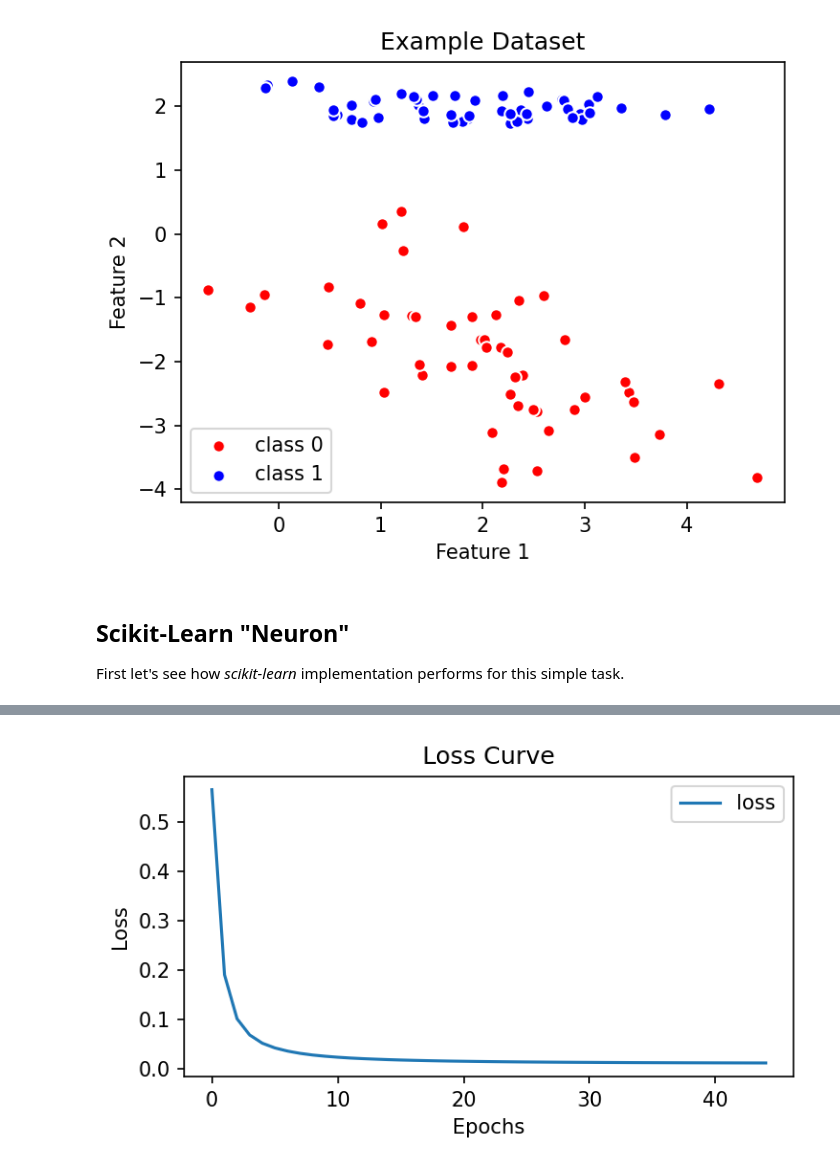
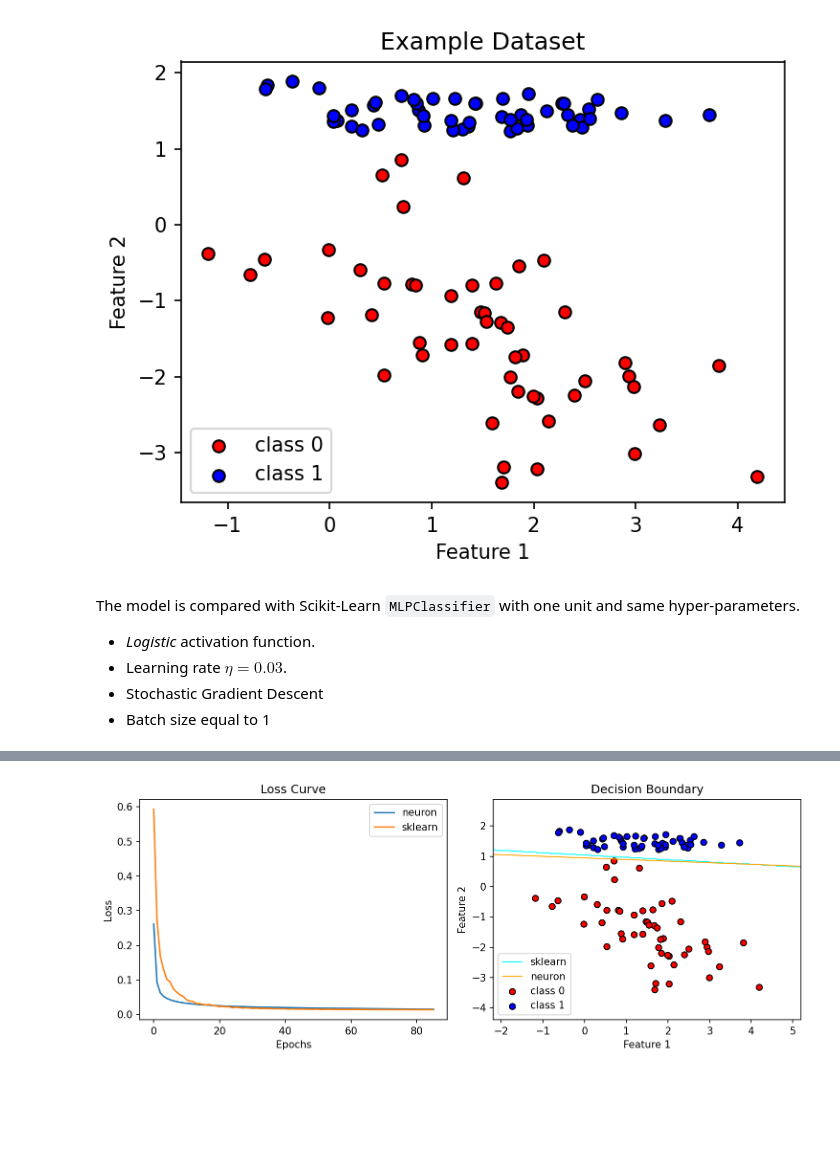
Before and after one commit to NicolaAnnu/NeuralNetwork-ML, a Jupyter notebook: notebooks/neuron.ipynb, the cells around one changed output, grey strips where cells are left out. Saved outputs shown, nothing was run; the diff lists cells and outputs as text; code cells hidden in the pictures; blank space fills up the shorter version.

Commit message:
activation functions

```diff
--- a/notebooks/neuron.ipynb
+++ b/notebooks/neuron.ipynb
@@ -18,7 +25,7 @@ X, y = [
         n_redundant=0,
         n_repeated=0,
         n_clusters_per_class=1,
-        class_sep=2,
+        class_sep=1.5,
         random_state=0,
     )
 ]
@@ -29,8 +36,8 @@ cls1 = X[y == 1].T
 plt.figure(figsize=(5, 4), dpi=150)
 plt.title("Example Dataset")
 
-plt.scatter(cls0[0], cls0[1], c="r", ec="w", label="class 0")
-plt.scatter(cls1[0], cls1[1], c="b", ec="w", label="class 1")
+plt.scatter(cls0[0], cls0[1], c="r", ec="k", label="class 0")
+plt.scatter(cls1[0], cls1[1], c="b", ec="k", label="class 1")
 
 plt.xlabel("Feature 1")
 plt.ylabel("Feature 2")
@@ -38,17 +45,37 @@ plt.legend()
 plt.tight_layout()
 plt.show()
 # %% [output]
-[figure, old version]
+[figure, new version]
 # %% [markdown]
-## Scikit-Learn "Neuron"
+The model is compared with Scikit-Learn `MLPClassifier` with one unit and same
+hyper-parameters.
 
-First let's see how _scikit-learn_ implementation performs for this simple task.
+- _Logistic_ activation function.
+- Learning rate $\eta = 0.03$.
+- Stochastic Gradient Descent
+- Batch size equal to 1
 # %%
 from sklearn.metrics import accuracy_score
 from sklearn.neural_network import MLPClassifier
 
-from plotting import loss_curve
+from plotting import loss_decision_boundary
+from network.neuron import Neuron
 
+
+neuron = Neuron(
+    activation="logistic",
+    learning_rate=0.03,
+    max_iter=1000,
+)
+
+loss = neuron.train(X, y)
+print(f"neuron loss: {loss[-1]:.4f}")
+
+pred = np.round(neuron.predict(X))
+accuracy = accuracy_score(y, pred)
+print(f"neuron accuracy: {accuracy:.2f}")
+
+# Scikit-Learn
 mlp = MLPClassifier(
     hidden_layer_sizes=(1,),  # only 1 neuron
     activation="logistic",
@@ -57,11 +84,13 @@ mlp = MLPClassifier(
     batch_size=1,
     max_iter=1000,
 )
+
 mlp.fit(X, y)
+print(f"sklearn loss: {mlp.loss_:.4f}")
+
 pred = mlp.predict(X)
+accuracy = accuracy_score(y, pred)
+print(f"sklearn accuracy: {accuracy:.2f}")
 
-accuracy = accuracy_score(y, pred)
-print(f"scikit-learn neuron accuracy: {accuracy}")
-
-loss_curve(mlp.loss_curve_)
+loss_decision_boundary(loss, mlp.loss_curve_, X, y, mlp, neuron)
 # %% [output]
@@ -69 +101 @@ scikit-learn neuron accuracy: 1.0
-[figure, old version]
+[figure, new version]
```
Also changed, not shown: parts of 9 cells of this notebook, 3 other files.
